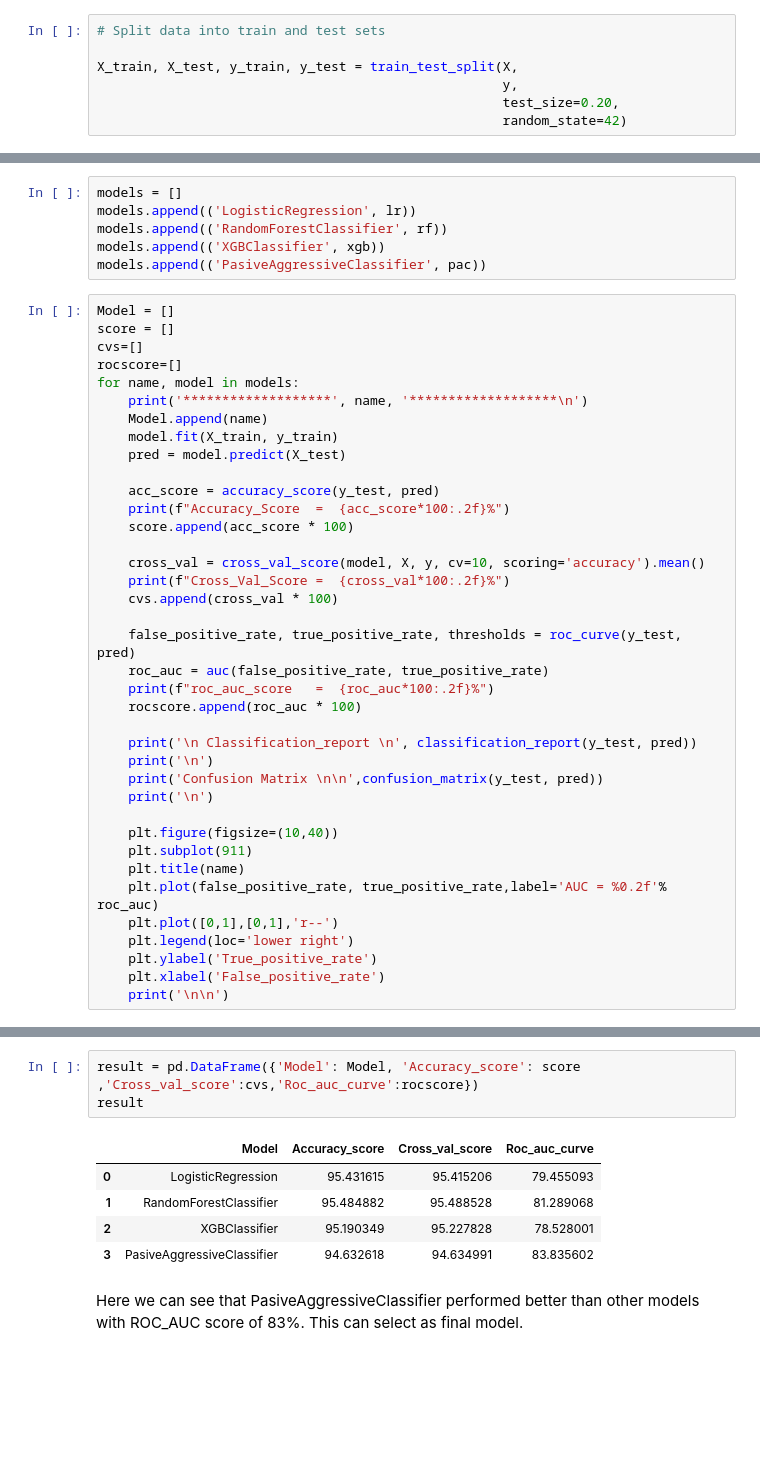
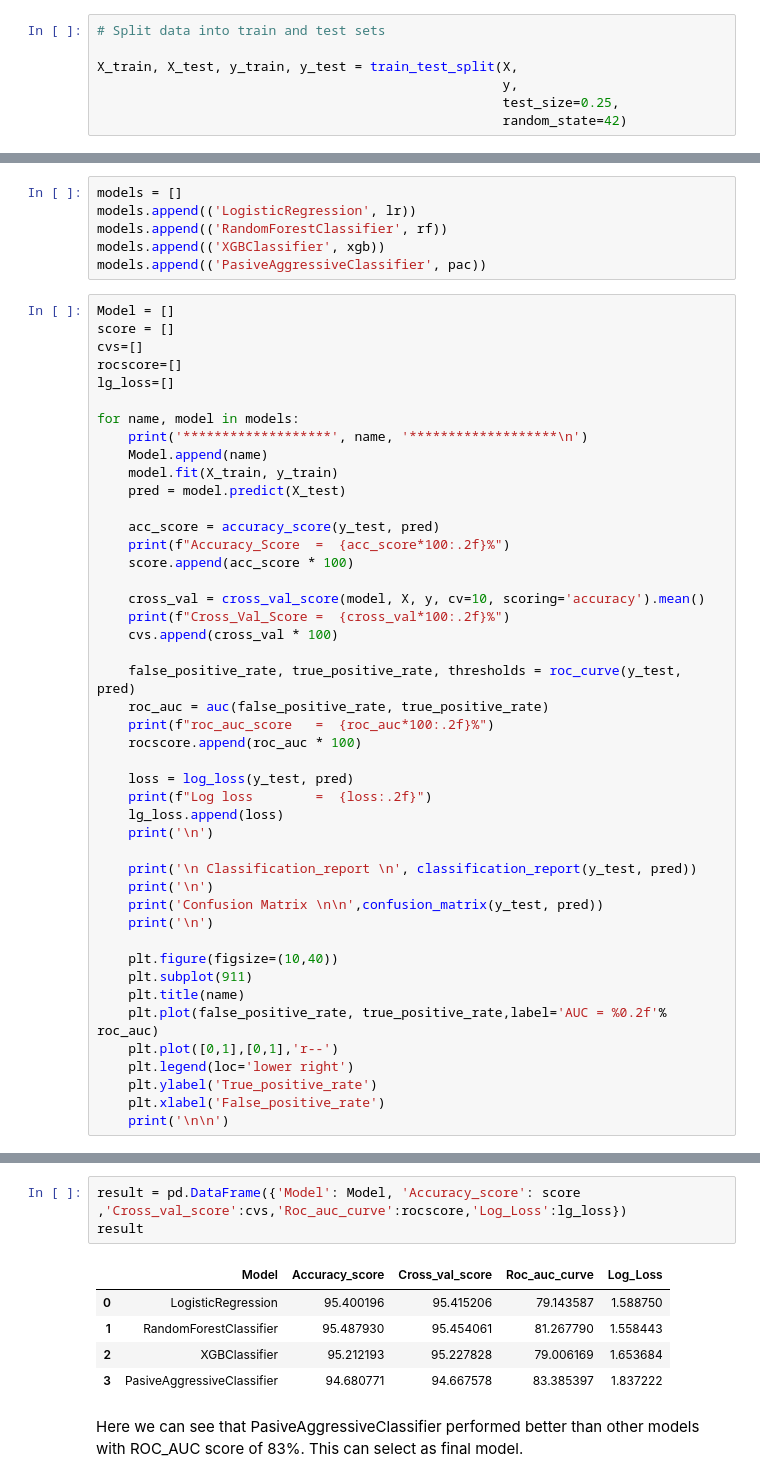
Before and after one commit to rakeshravi303/Flip_Robo, a Jupyter notebook: NLP_Projects/Malignant Comments Classifier Project/malignant_comments_classifier.ipynb, the cells around one changed output, grey strips where cells are left out. Drawn from its saved outputs; the diff is of its cells as text; blank space fills up the shorter version.

```diff
--- a/NLP_Projects/Malignant Comments Classifier Project/malignant_comments_classifier.ipynb
+++ b/NLP_Projects/Malignant Comments Classifier Project/malignant_comments_classifier.ipynb
@@ -340,7 +341,7 @@ X.shape, y.shape
 
 X_train, X_test, y_train, y_test = train_test_split(X,
                                                     y,
-                                                    test_size=0.20,
+                                                    test_size=0.25,
                                                     random_state=42)
 # %%
 X_train.shape, X_test.shape, y_train.shape, y_test.shape
@@ -395,6 +396,8 @@ Model = []
 score = []
 cvs=[]
 rocscore=[]
+lg_loss=[]
+
 for name, model in models:
     print('*******************', name, '*******************\n')
     Model.append(name)
@@ -414,6 +417,11 @@ for name, model in models:
     print(f"roc_auc_score   =  {roc_auc*100:.2f}%")
     rocscore.append(roc_auc * 100)
 
+    loss = log_loss(y_test, pred)
+    print(f"Log loss        =  {loss:.2f}")
+    lg_loss.append(loss)
+    print('\n')
+
     print('\n Classification_report \n', classification_report(y_test, pred))
     print('\n')
     print('Confusion Matrix \n\n',confusion_matrix(y_test, pred))
@@ -453,12 +461,12 @@ Confusion Matrix
 # %%
-result = pd.DataFrame({'Model': Model, 'Accuracy_score': score ,'Cross_val_score':cvs,'Roc_auc_curve':rocscore})
+result = pd.DataFrame({'Model': Model, 'Accuracy_score': score ,'Cross_val_score':cvs,'Roc_auc_curve':rocscore,'Log_Loss':lg_loss})
 result
 # %% [output]
-|  | Model | Accuracy_score | Cross_val_score | Roc_auc_curve |
-| 0 | LogisticRegression | 95.431615 | 95.415206 | 79.455093 |
-| 1 | RandomForestClassifier | 95.484882 | 95.488528 | 81.289068 |
-| 2 | XGBClassifier | 95.190349 | 95.227828 | 78.528001 |
-| 3 | PasiveAggressiveClassifier | 94.632618 | 94.634991 | 83.835602 |
+|  | Model | Accuracy_score | Cross_val_score | Roc_auc_curve | Log_Loss |
+| 0 | LogisticRegression | 95.400196 | 95.415206 | 79.143587 | 1.588750 |
+| 1 | RandomForestClassifier | 95.487930 | 95.454061 | 81.267790 | 1.558443 |
+| 2 | XGBClassifier | 95.212193 | 95.227828 | 79.006169 | 1.653684 |
+| 3 | PasiveAggressiveClassifier | 94.680771 | 94.667578 | 83.385397 | 1.837222 |
 # %% [markdown]
 Here we can see that PasiveAggressiveClassifier performed better than other models with ROC_AUC score of 83%. This can select as final model.
 # %%
```
Also changed, not shown: parts of 11 cells of this notebook.
